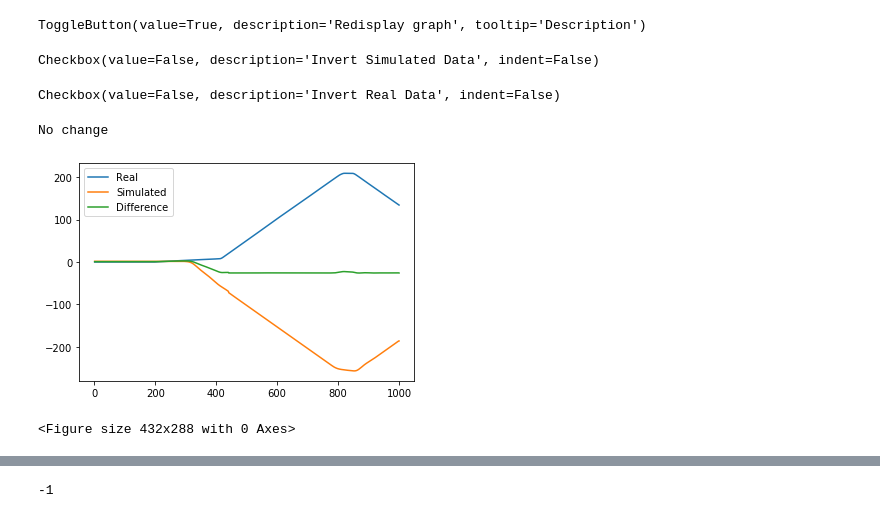
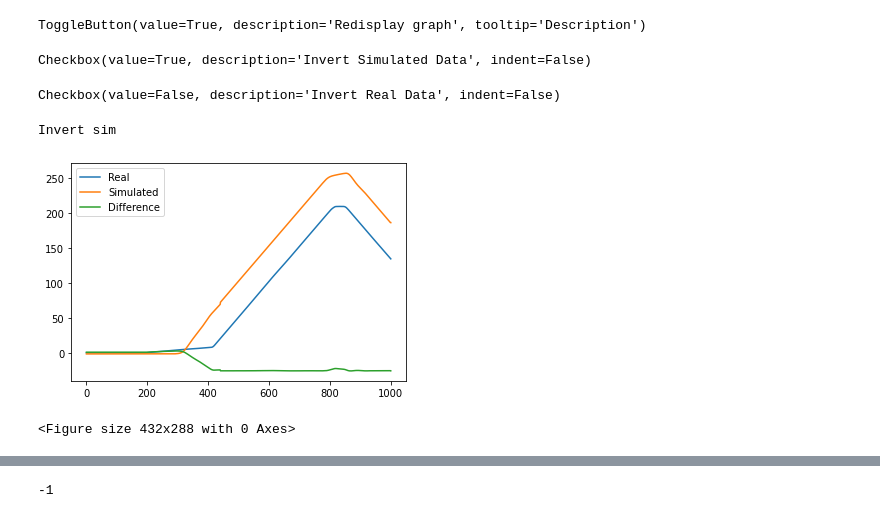
Before and after one commit to zlite/SimAnalysis, a Jupyter notebook: Dataframetest.ipynb, the cells around one changed output, grey strips where cells are left out. Drawn from its saved outputs; the diff is of its cells as text; code cells hidden in the pictures.

```diff
--- a/Dataframetest.ipynb
+++ b/Dataframetest.ipynb
@@ -2,6 +2,7 @@
 import pandas as pd
 import numpy as np
 import scipy
+import statistics
 from scipy import signal, fftpack
 import matplotlib.pyplot as plt
 import ipywidgets as widgets
@@ -10,6 +11,3 @@ from IPython.display import display
 
 df1 = pd.read_csv(r'real.csv')
 df2 = pd.read_csv(r'sim.csv')
-df3 = (df1+df2)/2
-tempy1 = df1.y
-tempy2 = df2.y
@@ -46,31 +36,40 @@ display_button=widgets.ToggleButton(
 # %%
 display(display_button)
 display(invertsim)
 display(invertreal)
+temp1 = df1.y
+temp2 = df2.y
 
 if display_button:
     if invertsim.value:
         print("Invert sim")
         tempy2 = -df2.y
-    elif invertreal.value:
+    else: tempy2 = df2.y
+    if invertreal.value:
         print("Invert real")
         tempy1 = -df1.y
-    else:
+    else: tempy1 = df1.y
+    if (not invertsim) and (not invertreal):
         print("No change")
         tempy1 = df1.y
         tempy2 = df2.y
+    if (statistics.mean(tempy1) < 0) and (statistics.mean(tempy2) > 0) : df3.y = (tempy1+tempy2)/2
+    if (statistics.mean(tempy1) < 0) and (statistics.mean(tempy2) < 0) : df3.y = (tempy1-tempy2)/2
+    if (statistics.mean(tempy1) > 0) and (statistics.mean(tempy2) < 0) : df3.y = (tempy1+tempy2)/2
+    if (statistics.mean(tempy1) > 0) and (statistics.mean(tempy2) > 0) : df3.y = (tempy1-tempy2)/2
+
     realline = plt.plot(df1.x, tempy1, label = 'Real')
     simline = plt.plot(df2.x, tempy2, label='Simulated')
     diffline = plt.plot(df3.x, df3.y, label='Difference')
     plt.legend()
     plt.figure()
     fig = plt.gcf()
 # %% [output]
 ToggleButton(value=True, description='Redisplay graph', tooltip='Description')
-Checkbox(value=False, description='Invert Simulated Data', indent=False)
+Checkbox(value=True, description='Invert Simulated Data', indent=False)
 Checkbox(value=False, description='Invert Real Data', indent=False)
-No change
+Invert sim
-[figure, old version]
+[figure, new version]
 <Figure size 432x288 with 0 Axes>
 # %%
 def graph():
```
Also changed, not shown: parts of 3 cells of this notebook.
